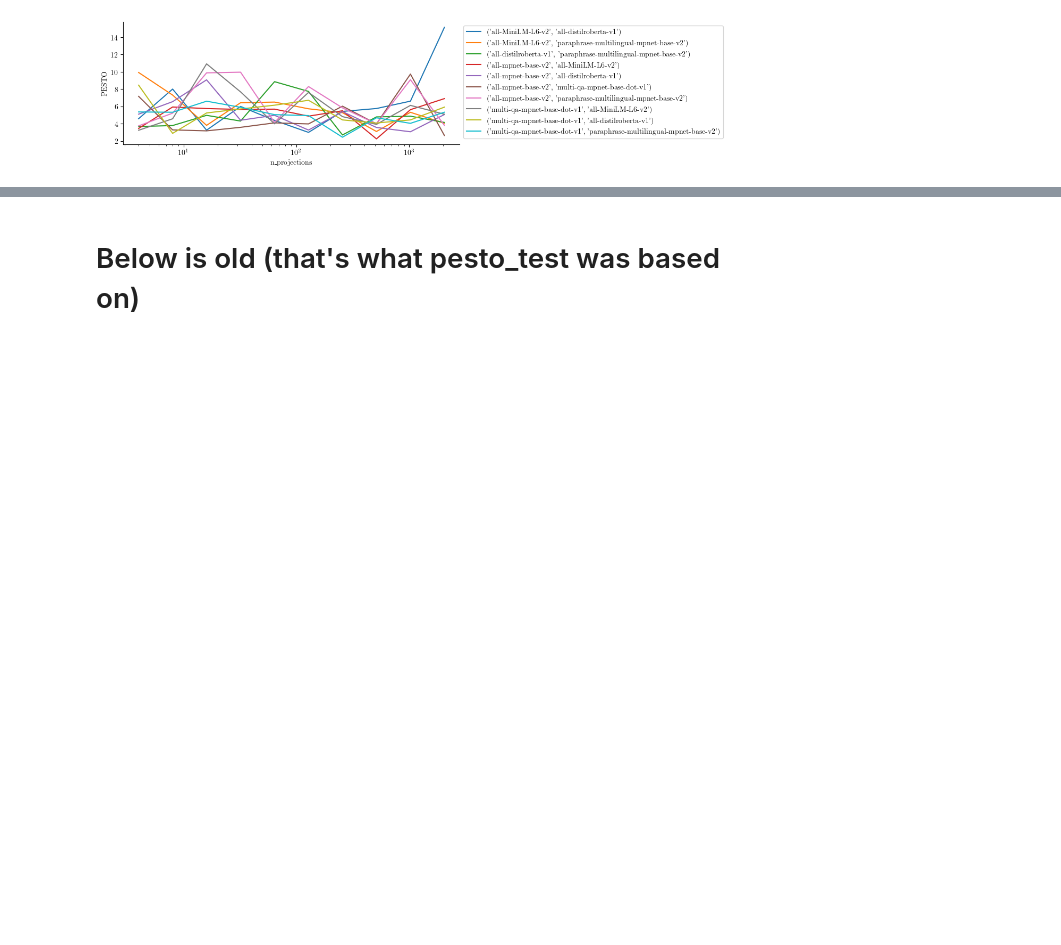
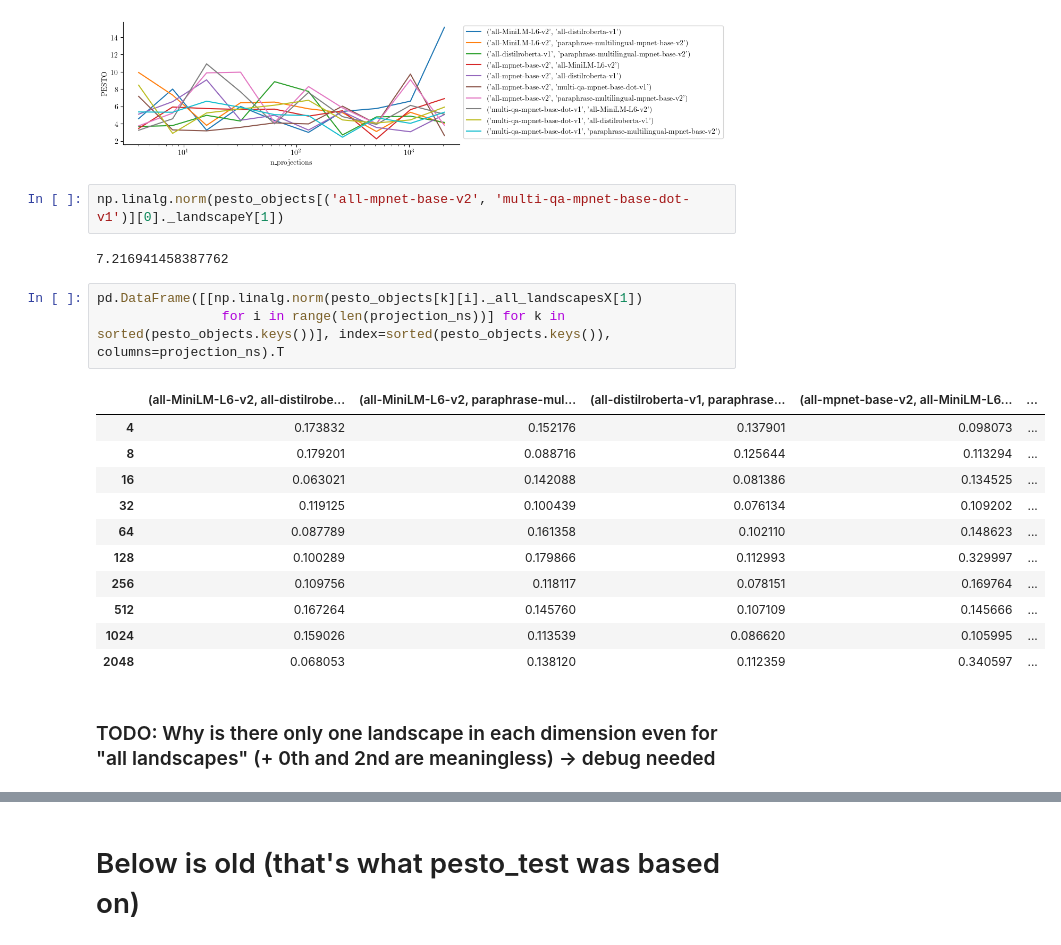
Before and after one commit to aidos-lab/Presto, a Jupyter notebook: notebooks/pesto_test.ipynb, the cells around one changed output, grey strips where cells are left out. Saved outputs shown, nothing was run; the diff lists cells and outputs as text; blank space fills up the shorter version.

Commit message:
believe to have found a bug in the pesto implementation; think I know how to fix it; will potentially invalidate previous observations

```diff
--- a/notebooks/pesto_test.ipynb
+++ b/notebooks/pesto_test.ipynb
@@ -115,3 +115,24 @@ plt.tight_layout()
 plt.savefig("pesto_cnn_1000_scores.pdf", bbox_inches="tight", transparent=True)
 # %% [output]
 [figure]
+# %%
+np.linalg.norm(pesto_objects[('all-mpnet-base-v2', 'multi-qa-mpnet-base-dot-v1')][0]._landscapeY[1])
+# %% [output]
+7.216941458387762
+# %%
+pd.DataFrame([[np.linalg.norm(pesto_objects[k][i]._all_landscapesX[1])
+                for i in range(len(projection_ns))] for k in sorted(pesto_objects.keys())], index=sorted(pesto_objects.keys()), columns=projection_ns).T
+# %% [output]
+|  | (all-MiniLM-L6-v2, all-distilrobe... | (all-MiniLM-L6-v2, paraphrase-mul... | (all-distilroberta-v1, paraphrase... | (all-mpnet-base-v2, all-MiniLM-L6... | ... |
+| 4 | 0.173832 | 0.152176 | 0.137901 | 0.098073 | ... |
+| 8 | 0.179201 | 0.088716 | 0.125644 | 0.113294 | ... |
+| 16 | 0.063021 | 0.142088 | 0.081386 | 0.134525 | ... |
+| 32 | 0.119125 | 0.100439 | 0.076134 | 0.109202 | ... |
+| 64 | 0.087789 | 0.161358 | 0.102110 | 0.148623 | ... |
+| 128 | 0.100289 | 0.179866 | 0.112993 | 0.329997 | ... |
+| 256 | 0.109756 | 0.118117 | 0.078151 | 0.169764 | ... |
+| 512 | 0.167264 | 0.145760 | 0.107109 | 0.145666 | ... |
+| 1024 | 0.159026 | 0.113539 | 0.086620 | 0.105995 | ... |
+| 2048 | 0.068053 | 0.138120 | 0.112359 | 0.340597 | ... |
+# %% [markdown]
+### TODO: Why is there only one landscape in each dimension even for "all landscapes" (+ 0th and 2nd are meaningless) -> debug needed
```
Also changed, not shown: parts of 2 cells of this notebook, 1 other file.
